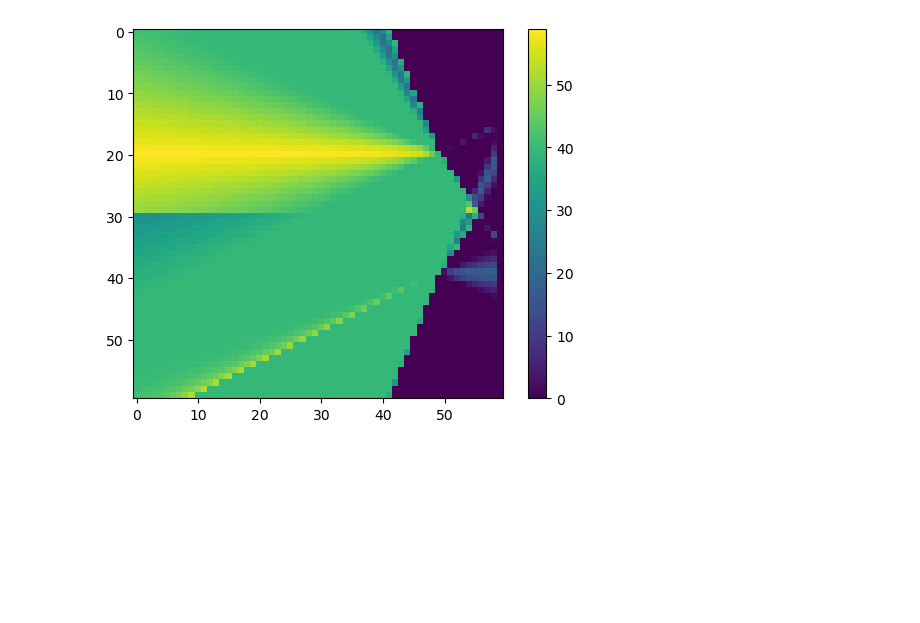
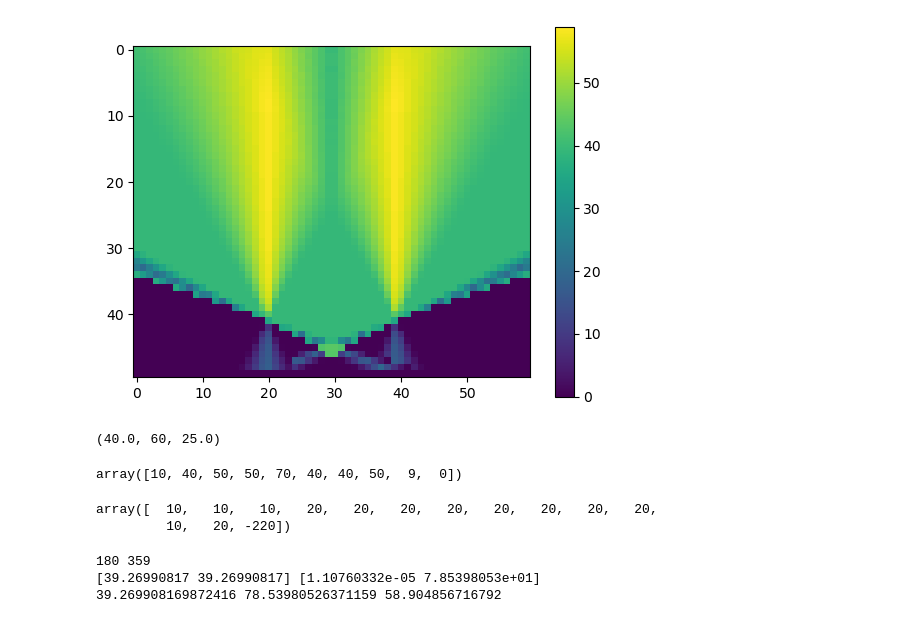
Before and after one commit to reecekeller/active_sensing, a Jupyter notebook: act_sense/analysis/heat_map.ipynb, the cells around one changed output. Saved outputs shown, nothing was run; the diff lists cells and outputs as text; code cells hidden in the pictures; blank space fills up the shorter version.

Commit message:
fixed info_map

```diff
--- a/act_sense/analysis/heat_map.ipynb
+++ b/act_sense/analysis/heat_map.ipynb
@@ -132,8 +143,12 @@ np.save(os.path.join(BASE_PATH, 'info_matrix.npy'), info_mat)
 # %%
 info_map = np.load(BASE_PATH + 'info_matrix.npy')
 # %%
-plt.imshow(info_map)
+plt.imshow(info_map.T)
 plt.colorbar()
 plt.show()
 # %% [output]
-[figure, old version]
+[figure, new version]
+# %%
+circleR
+# %% [output]
+(40.0, 60, 25.0)
@@ -139,0 +177,45 @@ plt.show()
+# %%
+x = np.array([120, 130, 180, 200])
+np.abs(np.diff(x, append=x[0]))
+x = np.array([0, 10, 50, 100, 150, 220, 260, 300, 350, 359])
+np.diff(x, append=x[-1]-x[0])
+# %% [output]
+array([10, 40, 50, 50, 70, 40, 40, 50,  9,  0])
+# %%
+x = np.array([0, 10, 20, 25, 35, 340, 350, 355])
+np.diff(x, append=x[-1]-x[0])
+x = np.array([70, 80, 90, 100, 120, 140, 160, 180, 200, 220, 240, 260, 270, 290])
+np.abs(np.diff(x, append=x[0]))
+# %% [output]
+array([  10,   10,   10,   20,   20,   20,   20,   20,   20,   20,   20,
+         10,   20, -220])
+# %%
+source = (20, 20, 25)
+target = (45, 60, 25)
+
+flag = get_visibility(source, target, aperture)
+a_L=get_visible_angles(source, circleL, 5, aperture)
+a_R=get_visible_angles(source, circleR, 5, aperture)
+
+# confirmed: less points in a_R than a_L for this source and target
+area_circle1 = get_segment_area(a_L, 5)
+area_circle2 = get_segment_area(a_R, 5)
+d_theta = np.pi/180  # Increase for higher accuracy
+angles = np.arange(0, 2 * np.pi, d_theta)
+
+if source[0] > arena.length/2:
+    A1 = np.max(area_circle1)
+    A2 = np.min(area_circle2)
+elif source[0] < arena.length/2:
+    A1 = np.min(area_circle1)
+    A2 = np.max(area_circle2)
+else:
+    A1 = area_circle1[0]
+    A2 = area_circle2[0]
+print(len(a_L), len(a_R))
+print(area_circle1, area_circle2)
+print(A1, A2, 0.5*(A1+A2))
+# %% [output]
+180 359
+[39.26990817 39.26990817] [1.10760332e-05 7.85398053e+01]
+39.269908169872416 78.53980526371159 58.904856716792
```
Also changed, not shown: parts of 9 cells of this notebook, 4 other files.
